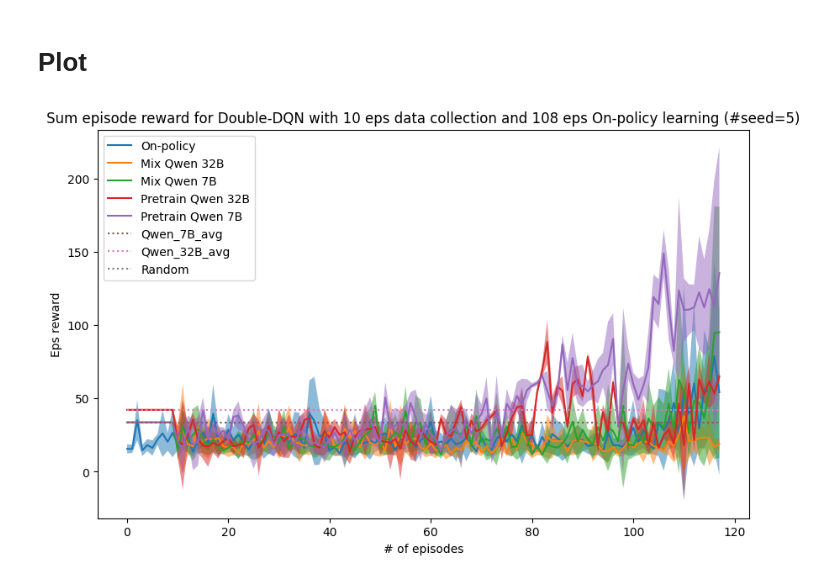
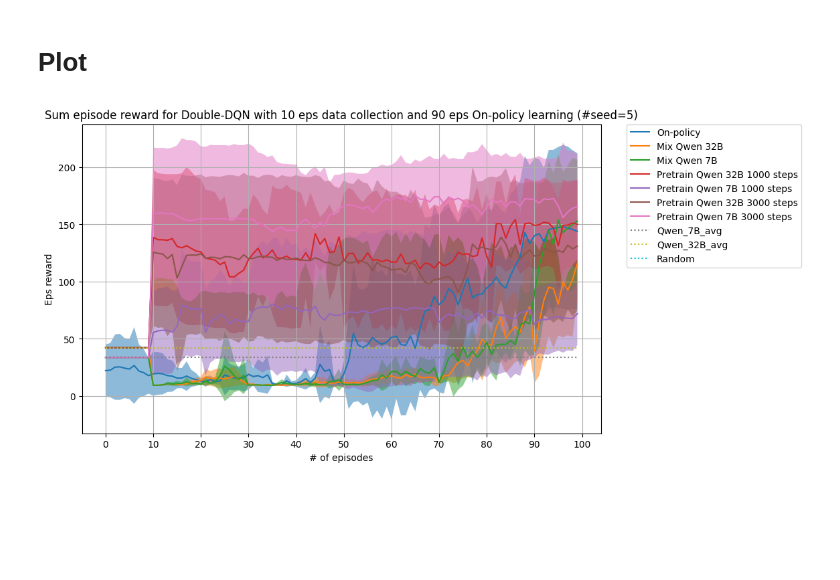
Before and after one commit to duongnhatthang/LlamaGym, a Jupyter notebook: visualization_atari.ipynb, the cells around one changed output. Cells and saved outputs as stored; diff of their text form; code cells hidden in the pictures; blank space fills up the shorter version.

```diff
--- a/visualization_atari.ipynb
+++ b/visualization_atari.ipynb
@@ -24,7 +24,7 @@ class InputParams:
 
 args=InputParams()
 n_pretrain_eps = 10
-n_online_eps = 108#90
+n_online_eps = 90#90
 n_exp = 5
 
 # d3rlpy supports both Gym and Gymnasium
@@ -347,15 +345,21 @@ pretrain_7b_3000_returns = np.zeros((n_exp, n_pretrain_eps + n_online_eps))
 pretrain_32b_3000_returns = np.zeros((n_exp, n_pretrain_eps + n_online_eps))
 
 for i in range(n_exp):
-    for j in range(n_pretrain_eps + n_online_eps):
-        online_returns[i][j] = cache[f"online_{i}"][j]
+    online_returns[i] = cache[f"online_{i}"]
     for j in range(n_online_eps):
-        finetune_7b_returns[i][n_pretrain_eps+j] = cache[f"finetune_7b_{i}"][n_pretrain_eps+j]
-        finetune_32b_returns[i][n_pretrain_eps+j] = cache[f"finetune_32b_{i}"][n_pretrain_eps+j]
-        pretrain_7b_1000_returns[i][n_pretrain_eps+j] = cache[f"pretrain_7b_1000_{i}"][n_pretrain_eps+j]
-        pretrain_32b_1000_returns[i][n_pretrain_eps+j] = cache[f"pretrain_32b_1000_{i}"][n_pretrain_eps+j]
-        pretrain_7b_3000_returns[i][n_pretrain_eps+j] = cache[f"pretrain_7b_3000_{i}"][n_pretrain_eps+j]
-        pretrain_32b_3000_returns[i][n_pretrain_eps+j] = cache[f"pretrain_32b_3000_{i}"][n_pretrain_eps+j]
+        # print(len(cache[f"finetune_7b_{i}"]))
+        # print(len(cache[f"finetune_32b_{i}"]))
+        # print(len(cache[f"pretrain_7b_1000_{i}"]))
+        # print(len(cache[f"pretrain_32b_1000_{i}"]))
+        # print(len(cache[f"pretrain_7b_3000_{i}"]))
+        # print(len(cache[f"pretrain_32b_3000_{i}"]))
+        # print(j, n_pretrain_eps+j)
+        finetune_7b_returns[i][n_pretrain_eps+j] = cache[f"finetune_7b_{i}"][j]
+        finetune_32b_returns[i][n_pretrain_eps+j] = cache[f"finetune_32b_{i}"][j]
+        pretrain_7b_1000_returns[i][n_pretrain_eps+j] = cache[f"pretrain_7b_1000_{i}"][j]
+        pretrain_32b_1000_returns[i][n_pretrain_eps+j] = cache[f"pretrain_32b_1000_{i}"][j]
+        pretrain_7b_3000_returns[i][n_pretrain_eps+j] = cache[f"pretrain_7b_3000_{i}"][j]
+        pretrain_32b_3000_returns[i][n_pretrain_eps+j] = cache[f"pretrain_32b_3000_{i}"][j]
 # %%
 # # Online data
 # # Read the CSV file
@@ -470,34 +474,35 @@ mean_pretrain_7b_3000[:n_pretrain_eps] = Qwen_7B_avg[:n_pretrain_eps]
 # Create the plot
 plt.figure(figsize=(10, 6))
 
 plt.plot(mean_onl, label='On-policy')
 plt.fill_between(x, mean_onl-std_onl, mean_onl+std_onl, alpha=0.5)
 plt.plot(mean_finetune_32b, label='Mix Qwen 32B')
 plt.fill_between(x, mean_finetune_32b-std_finetune_32b, mean_finetune_32b+std_finetune_32b, alpha=0.5)
 plt.plot(mean_finetune_7b, label='Mix Qwen 7B')
 plt.fill_between(x, mean_finetune_7b-std_finetune_7b, mean_finetune_7b+std_finetune_7b, alpha=0.5)
 plt.plot(mean_pretrain_32b_1000, label='Pretrain Qwen 32B 1000 steps')
 plt.fill_between(x, mean_pretrain_32b_1000-std_pretrain_32b_1000, mean_pretrain_32b_1000+std_pretrain_32b_1000, alpha=0.5)
 plt.plot(mean_pretrain_7b_1000, label='Pretrain Qwen 7B 1000 steps')
 plt.fill_between(x, mean_pretrain_7b_1000-std_pretrain_7b_1000, mean_pretrain_7b_1000 +std_pretrain_7b_1000, alpha=0.5)
 plt.plot(mean_pretrain_32b_3000, label='Pretrain Qwen 32B 3000 steps')
 plt.fill_between(x, mean_pretrain_32b_3000-std_pretrain_32b_3000, mean_pretrain_32b_3000+std_pretrain_32b_3000, alpha=0.5)
 plt.plot(mean_pretrain_7b_3000, label='Pretrain Qwen 7B 3000 steps')
 plt.fill_between(x, mean_pretrain_7b_3000-std_pretrain_7b_3000, mean_pretrain_7b_3000 +std_pretrain_7b_3000, alpha=0.5)
 
 plt.plot(Qwen_7B_avg, label='Qwen_7B_avg', linestyle=':')
 plt.plot(Qwen_32B_avg, label='Qwen_32B_avg', linestyle=':')
 plt.plot(mean_random, label='Random', linestyle=':')
 
 # Customize the plot
 plt.title(f'Sum episode reward for Double-DQN with {n_pretrain_eps} eps data collection and {n_online_eps} eps On-policy learning (#seed={n_exp})')
 plt.xlabel('# of episodes')
 plt.ylabel('Eps reward')
-# plt.ylim(-1, 4)
-plt.legend()
-# plt.grid(True)
+# plt.legend()
+plt.grid(True)
+plt.legend(bbox_to_anchor=(1.05, 1), loc='upper left', borderaxespad=0.)
+plt.xticks(np.arange(0, 101, 10))
 
 # Show the plot
 plt.show()
 # %% [output]
-[figure, old version]
+[figure, new version]
```
Also changed, not shown: parts of 4 cells of this notebook.
